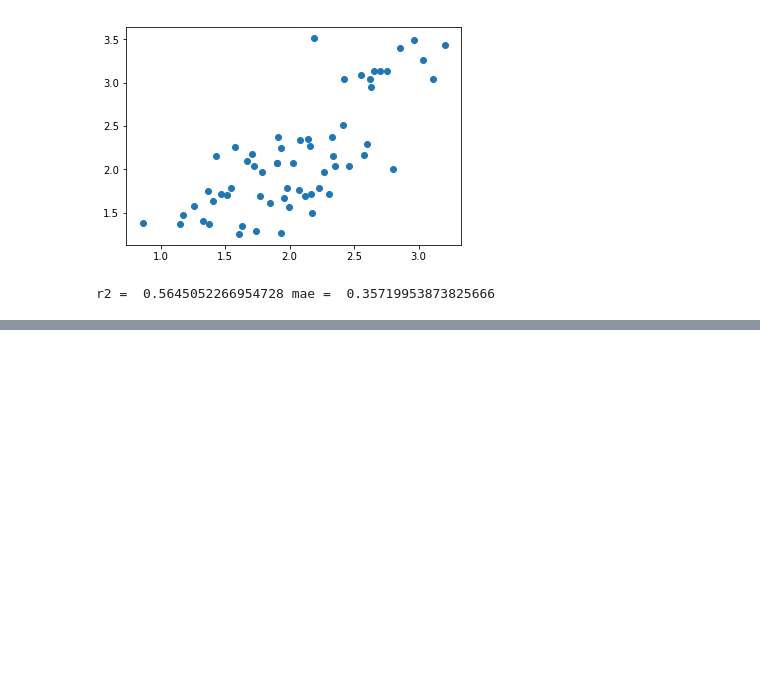
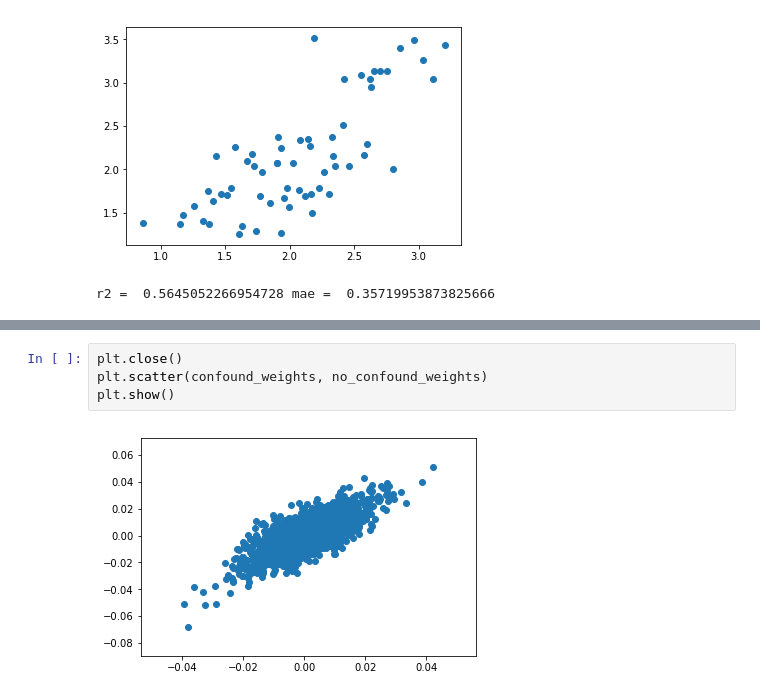
Before and after one commit to illdopejake/RS2018_Nilearn_tutorial, a Jupyter notebook: DeNovo_age_prediction.ipynb, the cells around one changed output, grey strips where cells are left out. Drawn from its saved outputs; the diff is of its cells as text; blank space fills up the shorter version.

```diff
--- a/DeNovo_age_prediction.ipynb
+++ b/DeNovo_age_prediction.ipynb
@@ -471,0 +606,6 @@ r2 =  0.5645052266954728 mae =  0.35719953873825666
+# %%
+plt.close()
+plt.scatter(confound_weights, no_confound_weights)
+plt.show()
+# %% [output]
+[figure, added]
```
Also changed, not shown: parts of 13 cells of this notebook, 1 other file.
